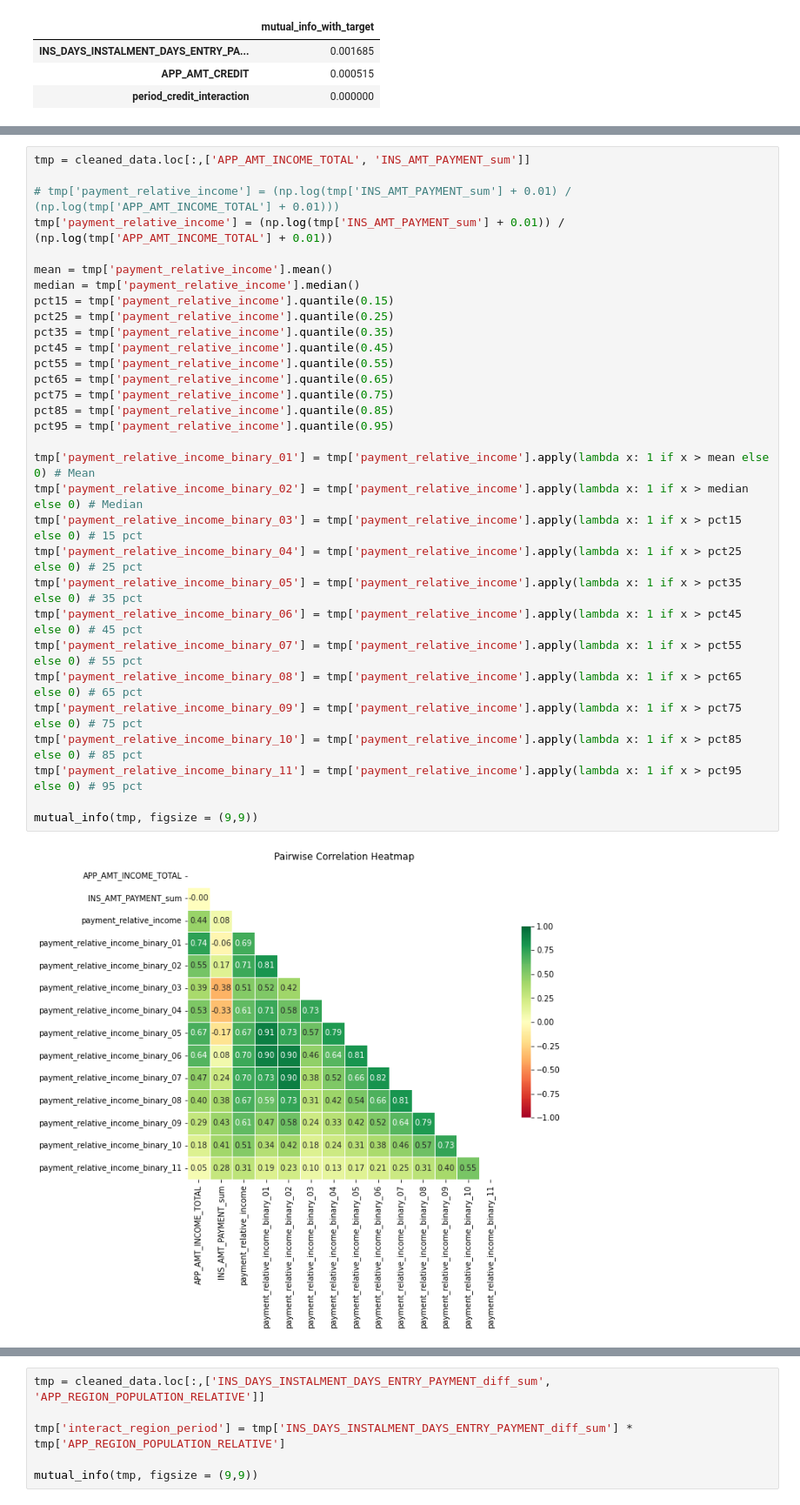
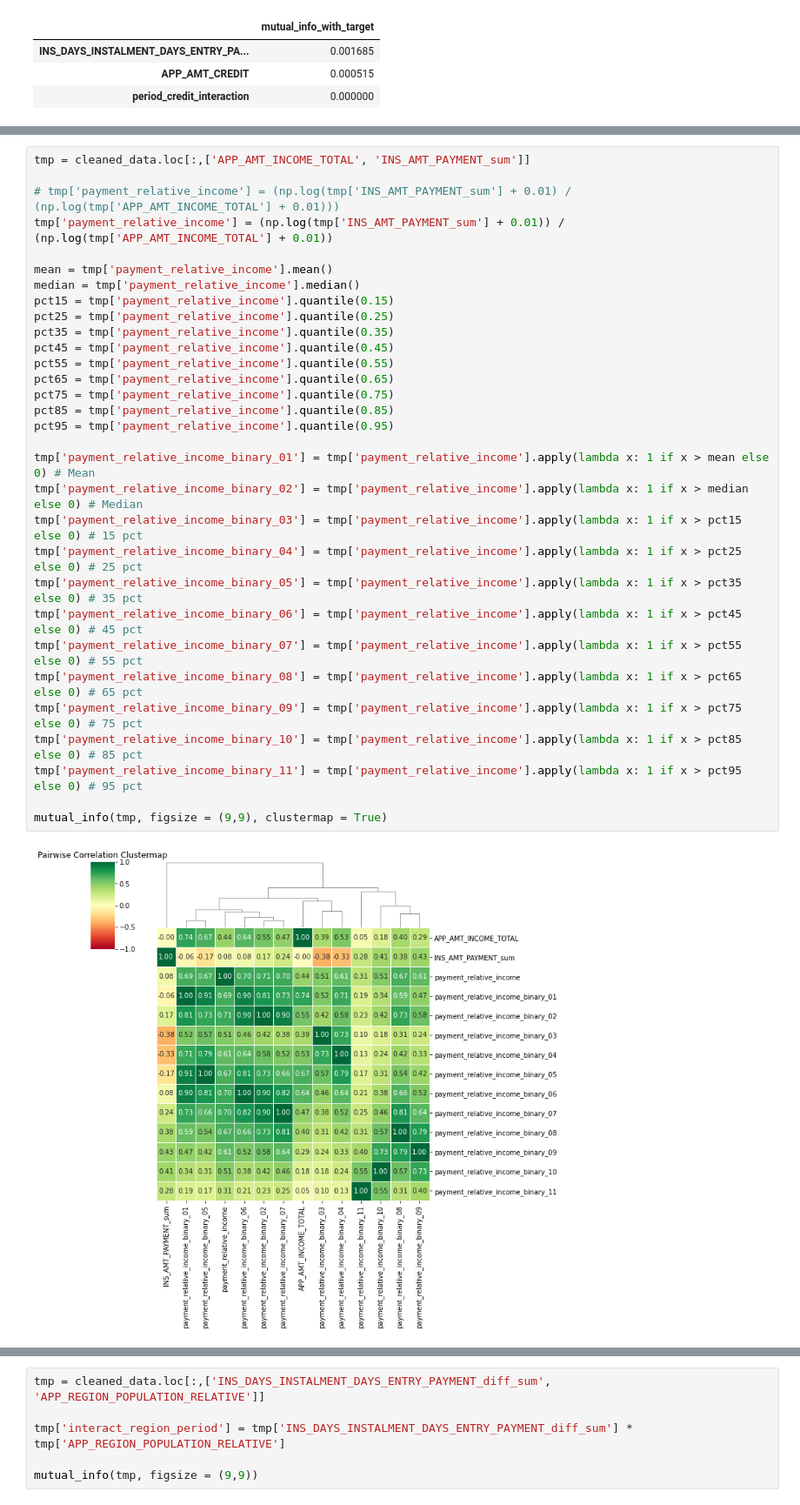
Before and after one commit to FUWENKAI6/MMF_Machine_Learning, a Jupyter notebook: data_EDA_Installment_part.ipynb, the cells around one changed output, grey strips where cells are left out. Shown at 87% size. Saved outputs shown, nothing was run; the diff lists cells and outputs as text.

```diff
--- a/data_EDA_Installment_part.ipynb
+++ b/data_EDA_Installment_part.ipynb
@@ -606,35 +656,35 @@ tmp['normalized_days_to_instalment_binary_04'] = tmp['normalized_days_to_instalm
 tmp = cleaned_data.loc[:,['APP_AMT_INCOME_TOTAL', 'INS_AMT_PAYMENT_sum']]
 
 # tmp['payment_relative_income'] = (np.log(tmp['INS_AMT_PAYMENT_sum'] + 0.01) / (np.log(tmp['APP_AMT_INCOME_TOTAL'] + 0.01)))
 tmp['payment_relative_income'] = (np.log(tmp['INS_AMT_PAYMENT_sum'] + 0.01)) / (np.log(tmp['APP_AMT_INCOME_TOTAL'] + 0.01))
 
 mean = tmp['payment_relative_income'].mean()
 median = tmp['payment_relative_income'].median()
 pct15 = tmp['payment_relative_income'].quantile(0.15)
 pct25 = tmp['payment_relative_income'].quantile(0.25)
 pct35 = tmp['payment_relative_income'].quantile(0.35)
 pct45 = tmp['payment_relative_income'].quantile(0.45)
 pct55 = tmp['payment_relative_income'].quantile(0.55)
 pct65 = tmp['payment_relative_income'].quantile(0.65)
 pct75 = tmp['payment_relative_income'].quantile(0.75)
 pct85 = tmp['payment_relative_income'].quantile(0.85)
 pct95 = tmp['payment_relative_income'].quantile(0.95)
 
 tmp['payment_relative_income_binary_01'] = tmp['payment_relative_income'].apply(lambda x: 1 if x > mean else 0) # Mean
 tmp['payment_relative_income_binary_02'] = tmp['payment_relative_income'].apply(lambda x: 1 if x > median else 0) # Median
 tmp['payment_relative_income_binary_03'] = tmp['payment_relative_income'].apply(lambda x: 1 if x > pct15 else 0) # 15 pct
 tmp['payment_relative_income_binary_04'] = tmp['payment_relative_income'].apply(lambda x: 1 if x > pct25 else 0) # 25 pct
 tmp['payment_relative_income_binary_05'] = tmp['payment_relative_income'].apply(lambda x: 1 if x > pct35 else 0) # 35 pct
 tmp['payment_relative_income_binary_06'] = tmp['payment_relative_income'].apply(lambda x: 1 if x > pct45 else 0) # 45 pct
 tmp['payment_relative_income_binary_07'] = tmp['payment_relative_income'].apply(lambda x: 1 if x > pct55 else 0) # 55 pct
 tmp['payment_relative_income_binary_08'] = tmp['payment_relative_income'].apply(lambda x: 1 if x > pct65 else 0) # 65 pct
 tmp['payment_relative_income_binary_09'] = tmp['payment_relative_income'].apply(lambda x: 1 if x > pct75 else 0) # 75 pct
 tmp['payment_relative_income_binary_10'] = tmp['payment_relative_income'].apply(lambda x: 1 if x > pct85 else 0) # 85 pct
 tmp['payment_relative_income_binary_11'] = tmp['payment_relative_income'].apply(lambda x: 1 if x > pct95 else 0) # 95 pct
 
-mutual_info(tmp, figsize = (9,9))
+mutual_info(tmp, figsize = (9,9), clustermap = True)
 # %% [output]
-[figure, old version]
+[figure, new version]
 |  | mutual_info_with_target |
 | APP_AMT_INCOME_TOTAL | 0.001902 |
 | INS_AMT_PAYMENT_sum | 0.000846 |
```
Also changed, not shown: parts of 26 cells of this notebook.
